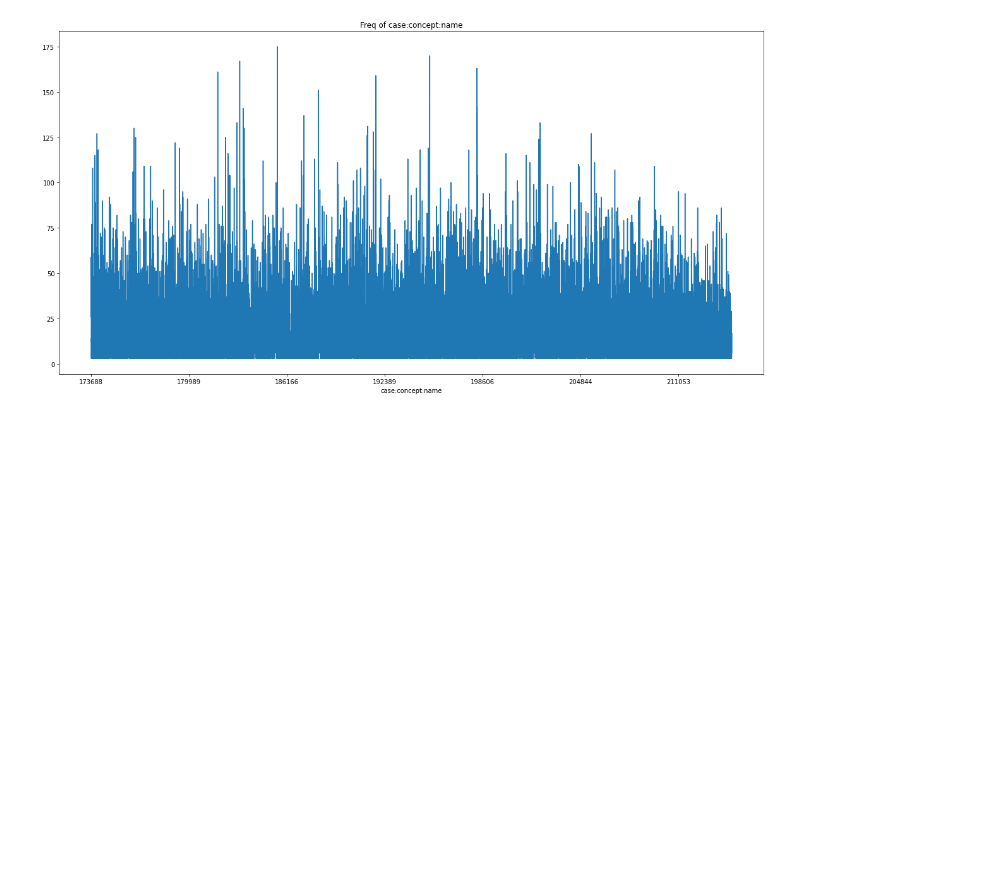
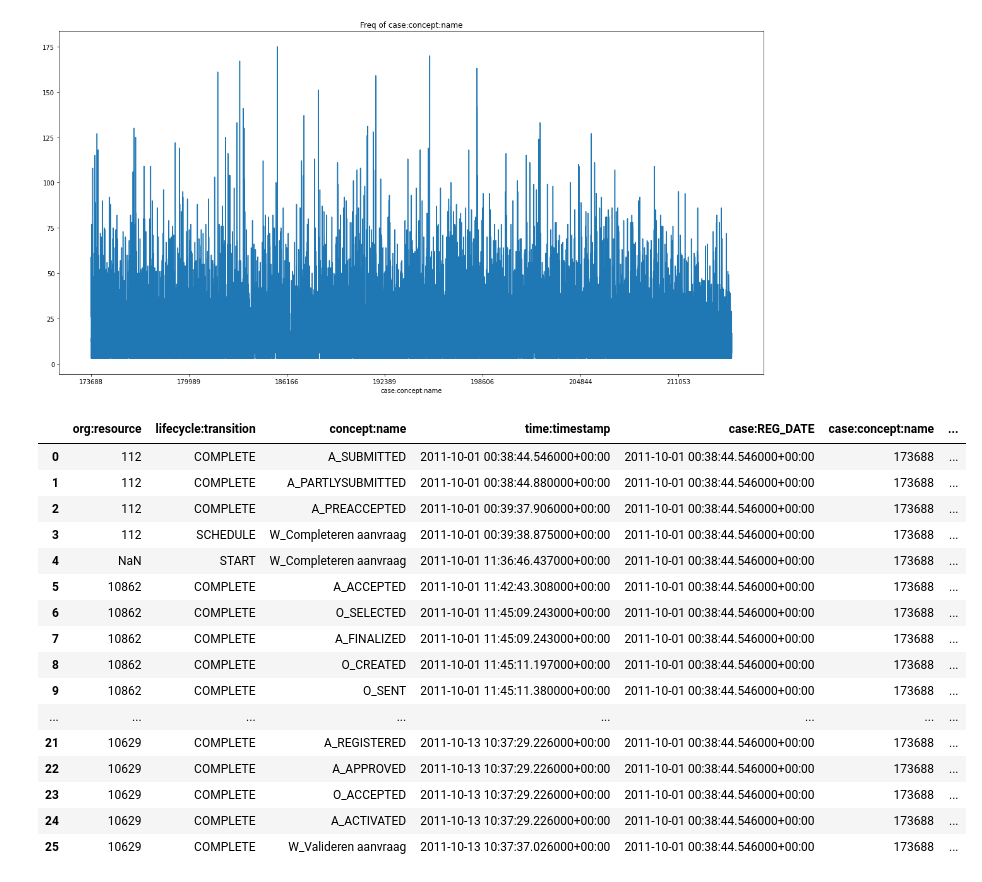
Before and after one commit to BrendGroen/2IOI0-Group-22, a Jupyter notebook: data_exploration.ipynb, the cells around one changed output. Saved outputs shown, nothing was run; the diff lists cells and outputs as text; code cells hidden in the pictures; blank space fills up the shorter version.

```diff
--- a/data_exploration.ipynb
+++ b/data_exploration.ipynb
@@ -134,3 +181,33 @@ Name: count, Length: 13087, dtype: int64
+# %%
+# translating the Dutch phrases in the 'concept:name' column to English
+translation_dict = {
+    'W_Completeren aanvraag': 'W_Complete request',
+    'W_Nabellen offertes': 'W_Follow up quotes',
+    'W_Nabellen incomplete dossiers': 'W_Follow up incomplete files',
+    'W_Valideren aanvraag': 'W_Validate request',
+    'W_Afhandelen leads': 'W_Handle leads',
+    'A_SUBMITTED': 'A_SUBMITTED',
+    'A_PARTLYSUBMITTED': 'A_PARTLYSUBMITTED',
+    'A_DECLINED': 'A_DECLINED',
+    'A_PREACCEPTED': 'A_PREACCEPTED',
+    'O_SENT': 'O_SENT',
+    'O_CREATED': 'O_CREATED',
+    'O_SELECTED': 'O_SELECTED',
+    'A_ACCEPTED': 'A_ACCEPTED',
+    'A_FINALIZED': 'A_FINALIZED',
+    'O_CANCELLED': 'O_CANCELLED',
+    'O_SENT_BACK': 'O_SENT_BACK',
+    'A_CANCELLED': 'O_CANCELLED',
+    'A_REGISTERED': 'A_REGISTERED',
+    'A_ACTIVATED': 'A_ACTIVATED',
+    'A_APPROVED': 'A_APPROVED',
+    'O_ACCEPTED': 'O_ACCEPTED',
+    'O_DECLINED': 'O_DECLINED',
+    'W_Beoordelen fraude': 'W_Evaluate fraud',
+    'W_Wijzigen contractgegevens': 'W_Modify contract details'
+    }
+# %%
+df['concept:name_eng'] = df['concept:name'].map(translation_dict)
 # %%
 # plotting the freq of the case:concept:name with a line plot and sorting the values
 plt.figure(figsize=(20, 10))
@@ -139,3 +216,29 @@ plt.title('Freq of case:concept:name')
 plt.show()
 # %% [output]
 [figure]
+# %%
+# adding position to the dataframe
+df['position'] = df.groupby('case:concept:name').cumcount() + 1
+# %%
+# Adding the next activity(concept:name) to the dataframe and if the next activity is not available, then it will be fill in with No_Activity
+df['next_activity'] = df.groupby('case:concept:name')['concept:name'].shift(-1).fillna('No_Activity')
+# %%
+df[df['case:concept:name'] == '173688']
+# %% [output]
+|  | org:resource | lifecycle:transition | concept:name | time:timestamp | case:REG_DATE | case:concept:name | ... |
+| 0 | 112 | COMPLETE | A_SUBMITTED | 2011-10-01 00:38:44.546000+00:00 | 2011-10-01 00:38:44.546000+00:00 | 173688 | ... |
+| 1 | 112 | COMPLETE | A_PARTLYSUBMITTED | 2011-10-01 00:38:44.880000+00:00 | 2011-10-01 00:38:44.546000+00:00 | 173688 | ... |
+| 2 | 112 | COMPLETE | A_PREACCEPTED | 2011-10-01 00:39:37.906000+00:00 | 2011-10-01 00:38:44.546000+00:00 | 173688 | ... |
+| 3 | 112 | SCHEDULE | W_Completeren aanvraag | 2011-10-01 00:39:38.875000+00:00 | 2011-10-01 00:38:44.546000+00:00 | 173688 | ... |
+| 4 | NaN | START | W_Completeren aanvraag | 2011-10-01 11:36:46.437000+00:00 | 2011-10-01 00:38:44.546000+00:00 | 173688 | ... |
+| 5 | 10862 | COMPLETE | A_ACCEPTED | 2011-10-01 11:42:43.308000+00:00 | 2011-10-01 00:38:44.546000+00:00 | 173688 | ... |
+| 6 | 10862 | COMPLETE | O_SELECTED | 2011-10-01 11:45:09.243000+00:00 | 2011-10-01 00:38:44.546000+00:00 | 173688 | ... |
+| 7 | 10862 | COMPLETE | A_FINALIZED | 2011-10-01 11:45:09.243000+00:00 | 2011-10-01 00:38:44.546000+00:00 | 173688 | ... |
+| 8 | 10862 | COMPLETE | O_CREATED | 2011-10-01 11:45:11.197000+00:00 | 2011-10-01 00:38:44.546000+00:00 | 173688 | ... |
+| 9 | 10862 | COMPLETE | O_SENT | 2011-10-01 11:45:11.380000+00:00 | 2011-10-01 00:38:44.546000+00:00 | 173688 | ... |
+| ... | ... | ... | ... | ... | ... | ... | ... |
+| 21 | 10629 | COMPLETE | A_REGISTERED | 2011-10-13 10:37:29.226000+00:00 | 2011-10-01 00:38:44.546000+00:00 | 173688 | ... |
+| 22 | 10629 | COMPLETE | A_APPROVED | 2011-10-13 10:37:29.226000+00:00 | 2011-10-01 00:38:44.546000+00:00 | 173688 | ... |
+| 23 | 10629 | COMPLETE | O_ACCEPTED | 2011-10-13 10:37:29.226000+00:00 | 2011-10-01 00:38:44.546000+00:00 | 173688 | ... |
+| 24 | 10629 | COMPLETE | A_ACTIVATED | 2011-10-13 10:37:29.226000+00:00 | 2011-10-01 00:38:44.546000+00:00 | 173688 | ... |
+| 25 | 10629 | COMPLETE | W_Valideren aanvraag | 2011-10-13 10:37:37.026000+00:00 | 2011-10-01 00:38:44.546000+00:00 | 173688 | ... |
```
Also changed, not shown: parts of 7 cells of this notebook.
